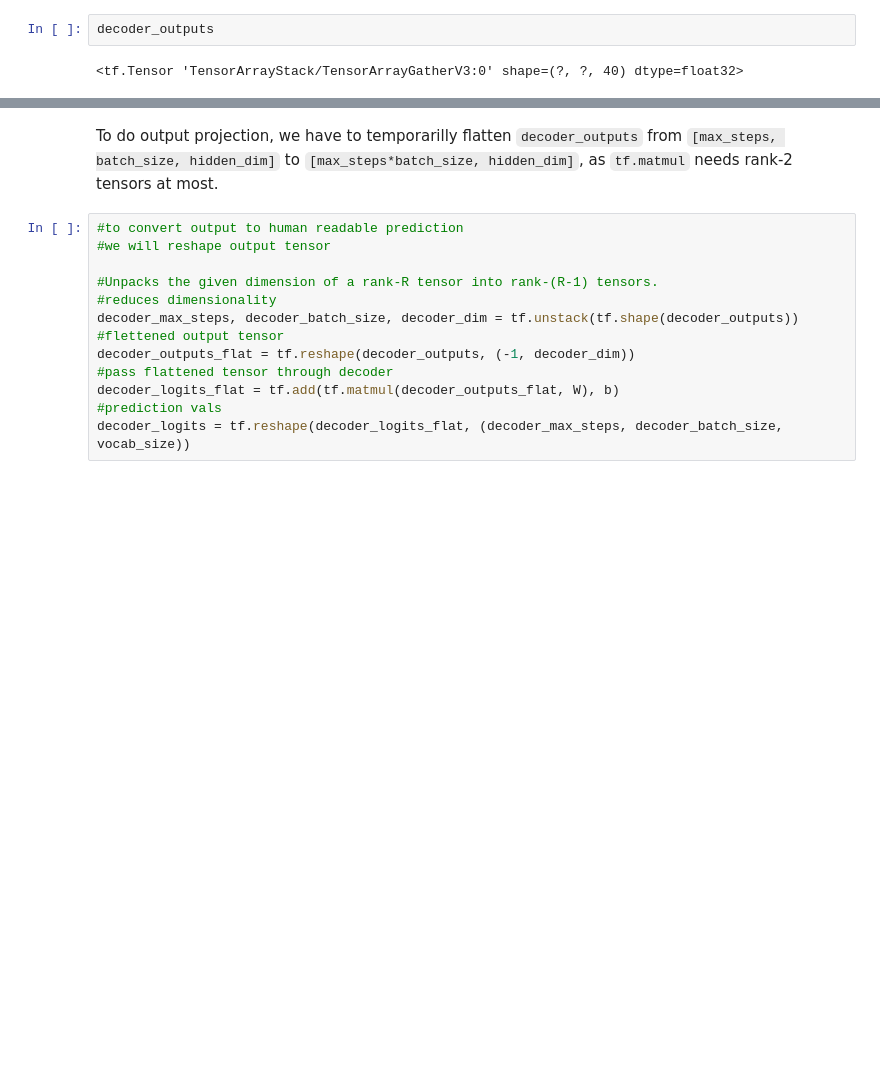
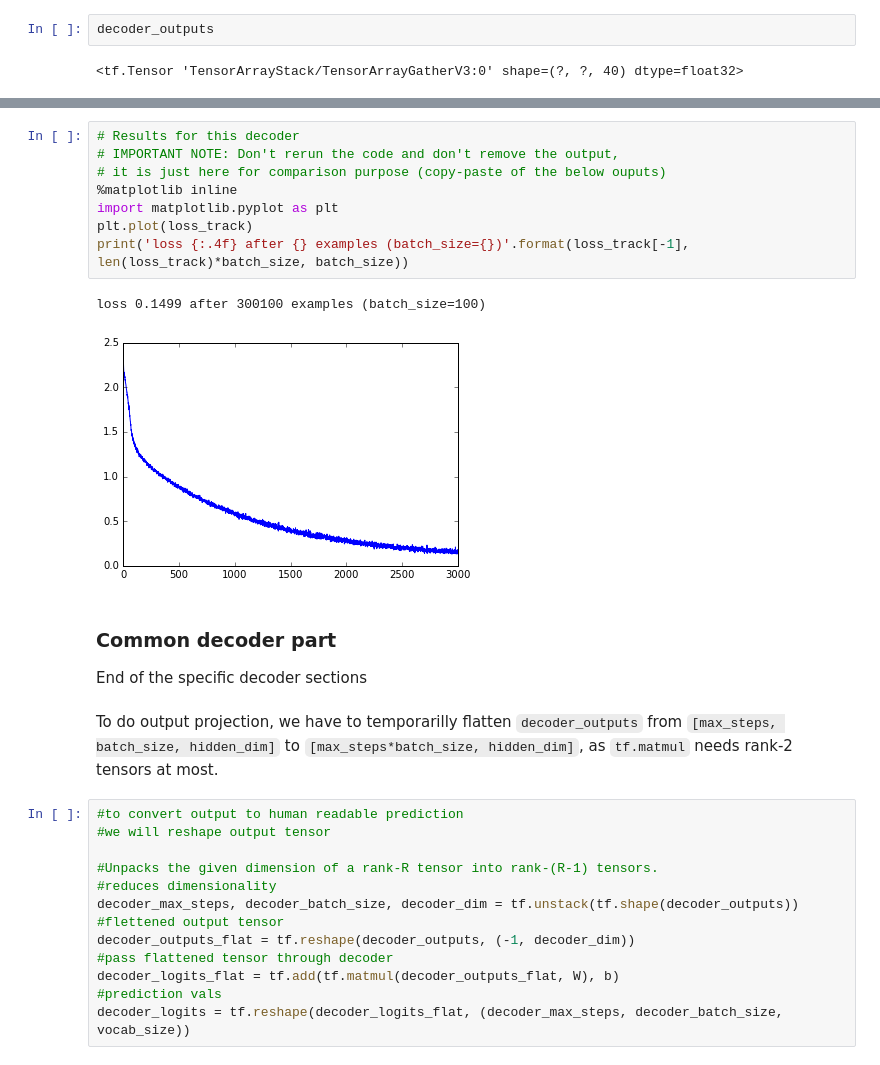
Before and after one commit to remidomingues/time-series-anomaly-detection, a Jupyter notebook: 2-seq2seq-advanced.ipynb, the cells around one changed output, grey strips where cells are left out. Saved outputs shown, nothing was run; the diff lists cells and outputs as text; blank space fills up the shorter version.

```diff
--- a/2-seq2seq-advanced.ipynb
+++ b/2-seq2seq-advanced.ipynb
@@ -350,3 +384,17 @@ decoder_outputs
+# %%
+# Results for this decoder
+# IMPORTANT NOTE: Don't rerun the code and don't remove the output,
+# it is just here for comparison purpose (copy-paste of the below ouputs)
+%matplotlib inline
+import matplotlib.pyplot as plt
+plt.plot(loss_track)
+print('loss {:.4f} after {} examples (batch_size={})'.format(loss_track[-1], len(loss_track)*batch_size, batch_size))
+# %% [output]
+loss 0.1499 after 300100 examples (batch_size=100)
+[figure, added]
+# %% [markdown]
+### Common decoder part
+End of the specific decoder sections
 # %% [markdown]
 To do output projection, we have to temporarilly flatten `decoder_outputs` from `[max_steps, batch_size, hidden_dim]` to `[max_steps*batch_size, hidden_dim]`, as `tf.matmul` needs rank-2 tensors at most.
 # %%
```
Also changed, not shown: parts of 25 cells of this notebook.
